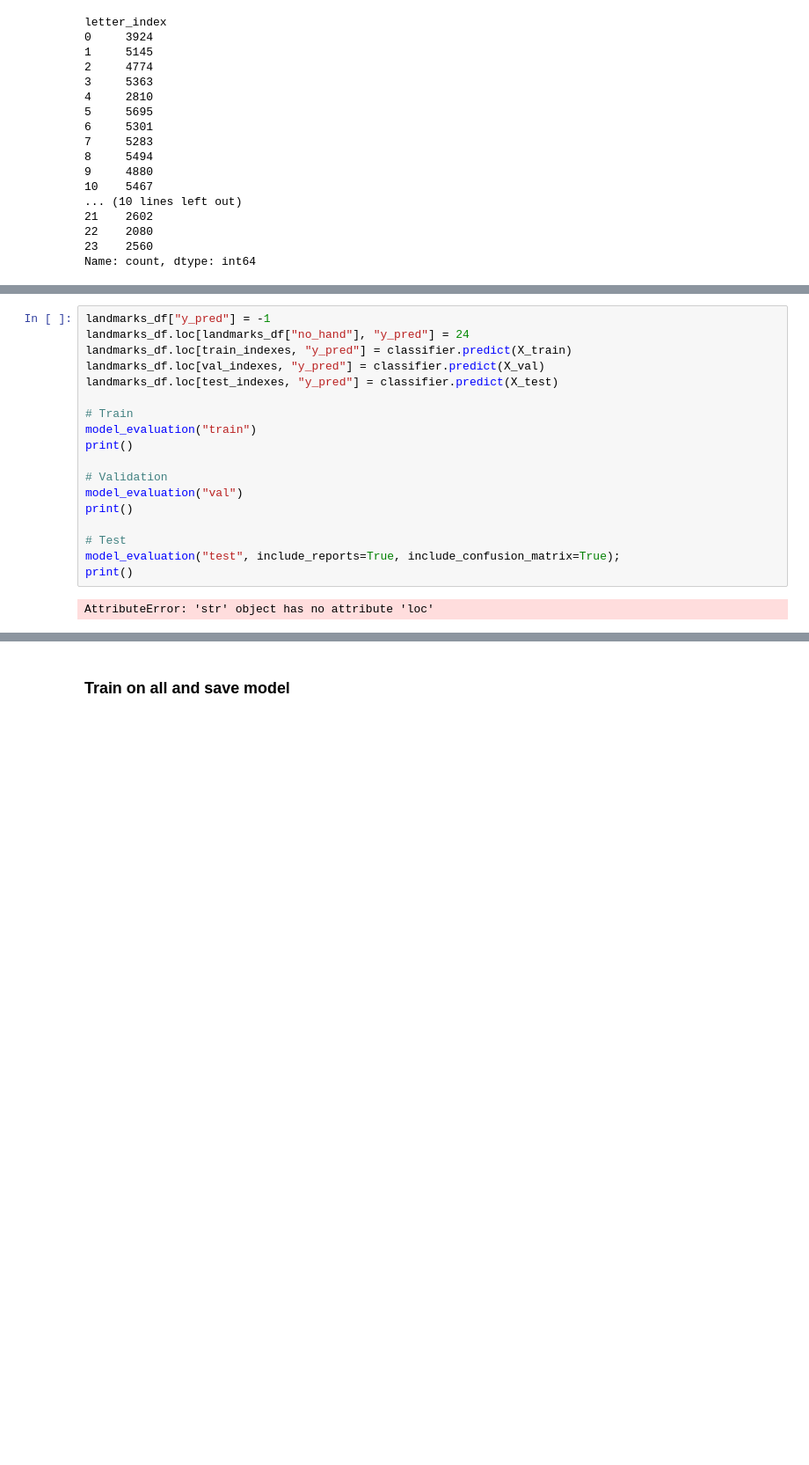
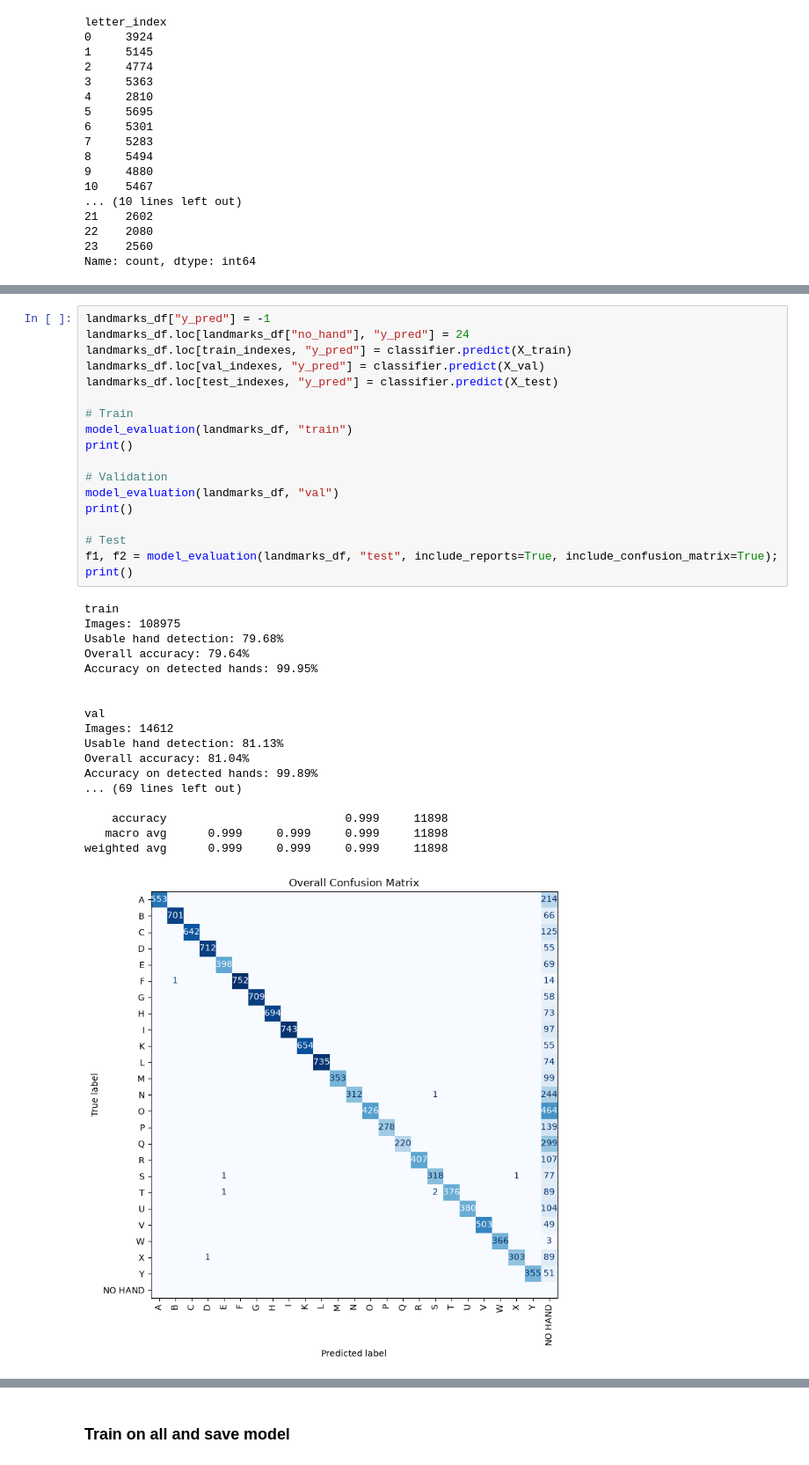
Before and after one commit to notFonz/HandSpell, a Jupyter notebook: notebooks/dpessoa_asl_from_landmarks.ipynb, the cells around one changed output, grey strips where cells are left out. Shown at 88% size. Drawn from its saved outputs; the diff is of its cells as text; blank space fills up the shorter version.

```diff
--- a/notebooks/dpessoa_asl_from_landmarks.ipynb
+++ b/notebooks/dpessoa_asl_from_landmarks.ipynb
@@ -452,20 +446,37 @@ XGBClassifier(base_score=None, booster=None, callbacks=None,
 # %%
 landmarks_df["y_pred"] = -1
 landmarks_df.loc[landmarks_df["no_hand"], "y_pred"] = 24
 landmarks_df.loc[train_indexes, "y_pred"] = classifier.predict(X_train)
 landmarks_df.loc[val_indexes, "y_pred"] = classifier.predict(X_val)
 landmarks_df.loc[test_indexes, "y_pred"] = classifier.predict(X_test)
 
 # Train
-model_evaluation("train")
+model_evaluation(landmarks_df, "train")
 print()
 
 # Validation
-model_evaluation("val")
+model_evaluation(landmarks_df, "val")
 print()
 
 # Test
-model_evaluation("test", include_reports=True, include_confusion_matrix=True);
+f1, f2 = model_evaluation(landmarks_df, "test", include_reports=True, include_confusion_matrix=True);
 print()
 # %% [output]
-AttributeError: 'str' object has no attribute 'loc'
+train
+Images: 108975
+Usable hand detection: 79.68%
+Overall accuracy: 79.64%
+Accuracy on detected hands: 99.95%
+
+
+val
+Images: 14612
+Usable hand detection: 81.13%
+Overall accuracy: 81.04%
+Accuracy on detected hands: 99.89%
+... (69 lines left out)
+
+    accuracy                          0.999     11898
+   macro avg      0.999     0.999     0.999     11898
+weighted avg      0.999     0.999     0.999     11898
+[figure, added]
```
Also changed, not shown: parts of 14 cells of this notebook, 6 other files.
